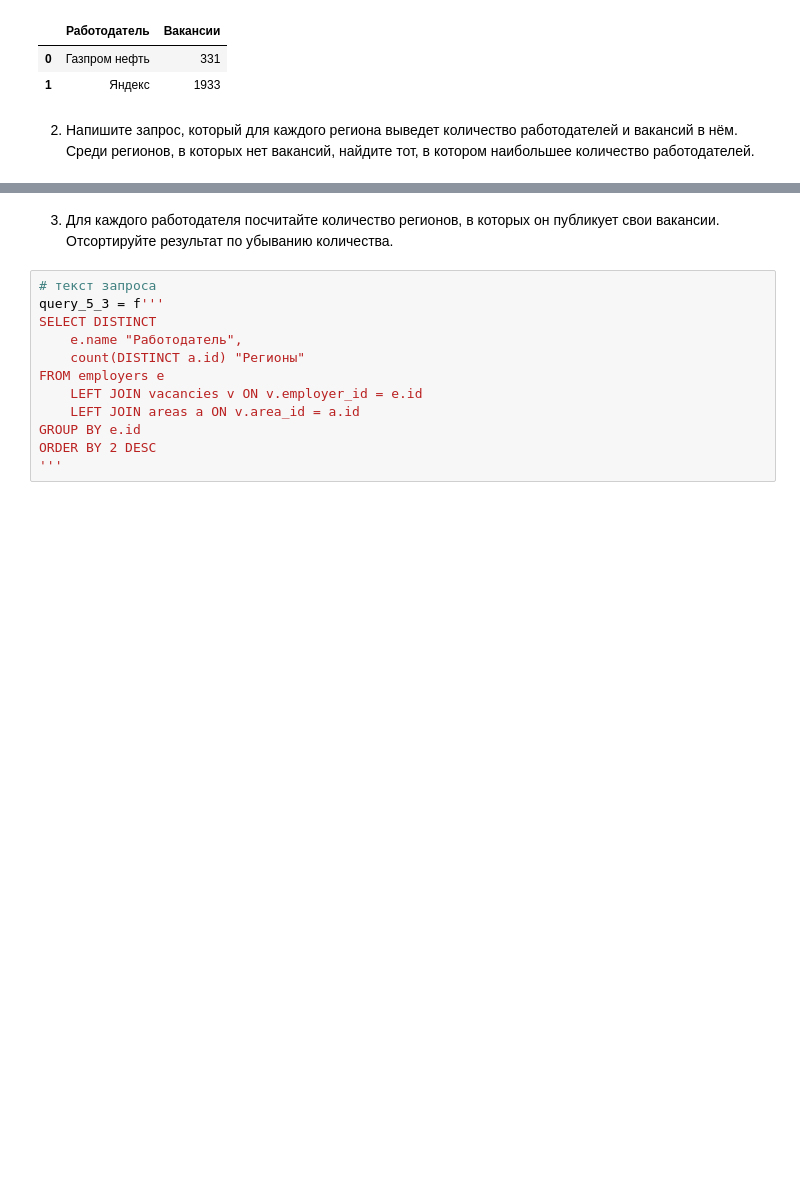
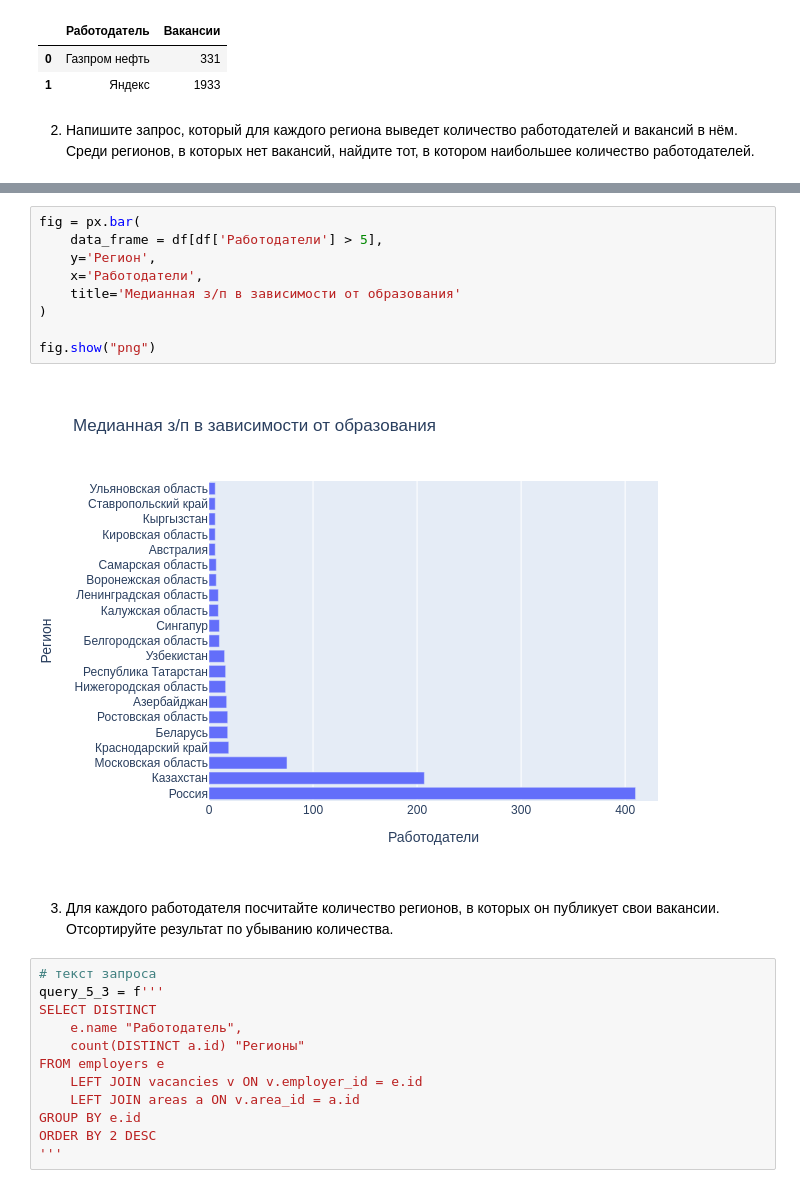
Before and after one commit to HunterV1rus/SF_DS, a Jupyter notebook: Skillfactory/Project_2/Project_2_Ноутбук_шаблон.ipynb, the cells around one changed output, grey strips where cells are left out. Drawn from its saved outputs; the diff is of its cells as text; blank space fills up the shorter version.

```diff
--- a/Skillfactory/Project_2/Project_2_Ноутбук_шаблон.ipynb
+++ b/Skillfactory/Project_2/Project_2_Ноутбук_шаблон.ipynb
@@ -293,3 +338,14 @@ df
+# %%
+fig = px.bar(
+    data_frame = df[df['Работодатели'] > 5],
+    y='Регион',
+    x='Работодатели',
+    title='Медианная з/п в зависимости от образования'
+)
+
+fig.show("png")
+# %% [output]
+[figure, added]
 # %% [markdown]
 3. Для каждого работодателя посчитайте количество регионов, в которых он публикует свои вакансии. Отсортируйте результат по убыванию количества.
 # %%
```
Also changed, not shown: parts of 18 cells of this notebook.
